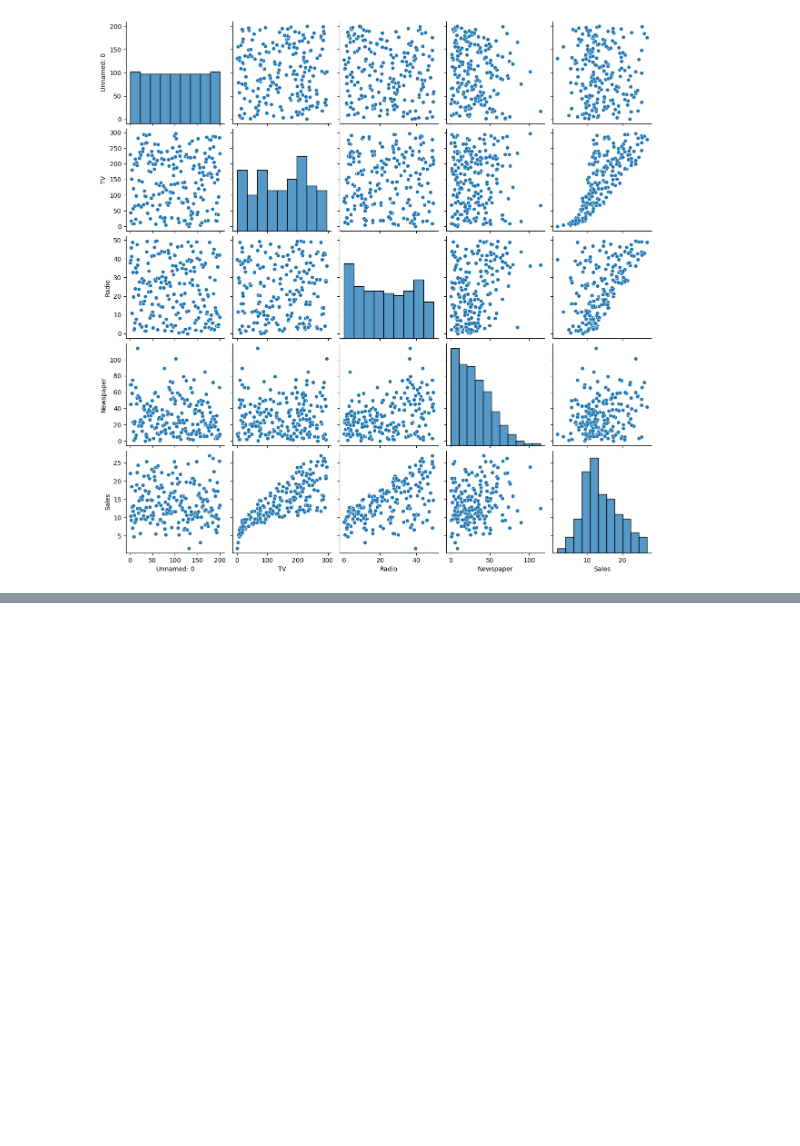
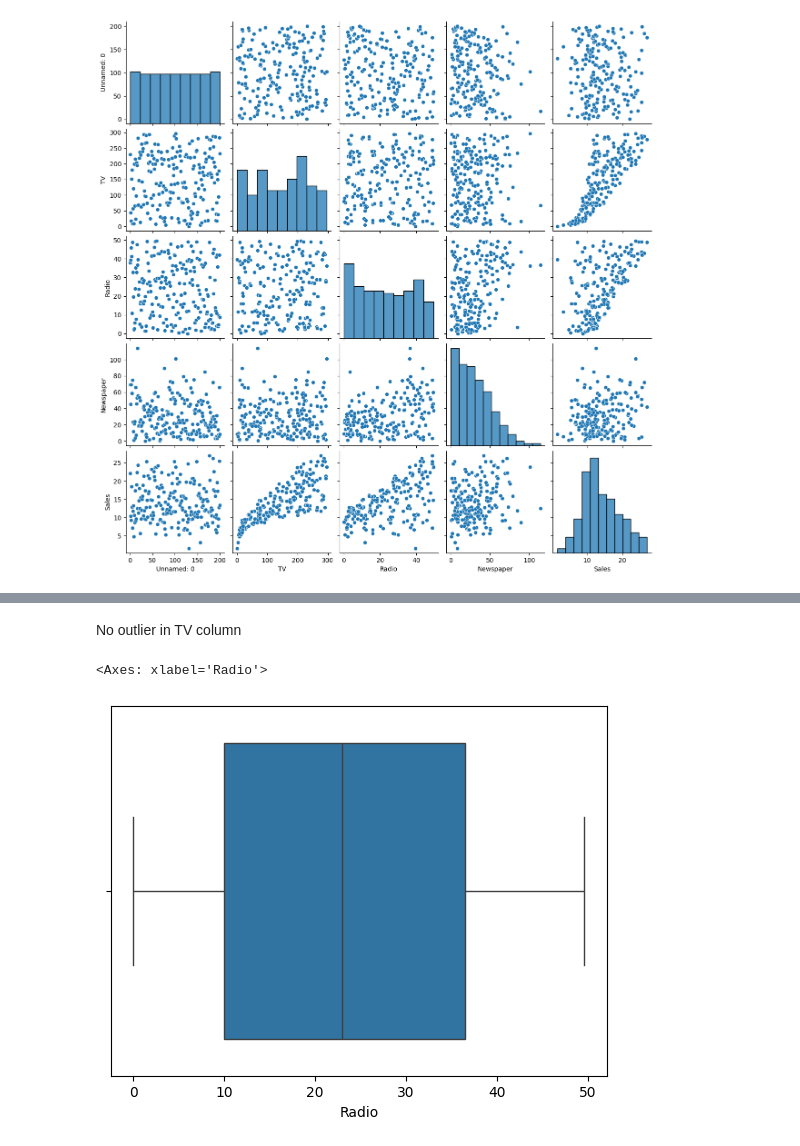
Before and after one commit to Aditya190704/Supervised_Learning_Practice, a Jupyter notebook: Ad_Spend_Sales/Ad_Spend_Sales.ipynb, the cells around one changed output, grey strips where cells are left out. Saved outputs shown, nothing was run; the diff lists cells and outputs as text; code cells hidden in the pictures; blank space fills up the shorter version.

```diff
--- a/Ad_Spend_Sales/Ad_Spend_Sales.ipynb
+++ b/Ad_Spend_Sales/Ad_Spend_Sales.ipynb
@@ -186,0 +203,7 @@ sns.pairplot(data=data)
+# %% [markdown]
+No outlier in TV column
+# %%
+sns.boxplot(x='Radio', data=data)
+# %% [output]
+<Axes: xlabel='Radio'>
+[figure, added]
```
Also changed, not shown: parts of 33 cells of this notebook.
